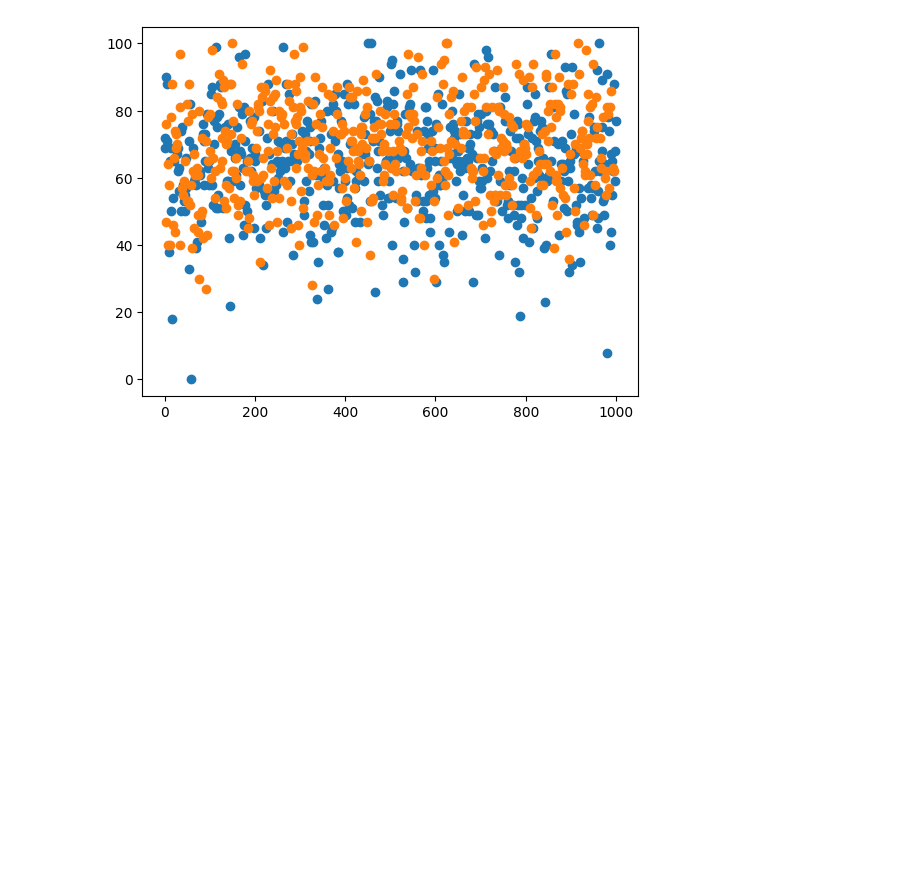
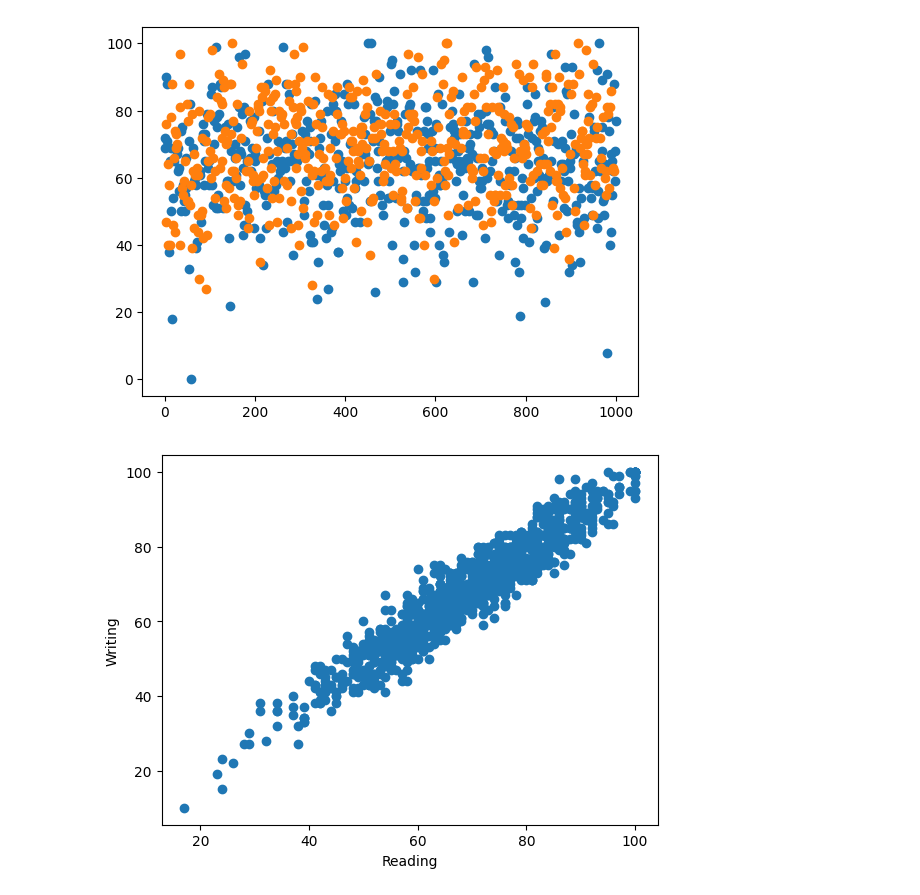
Before and after one commit to gitbhusalhubpramish/student-performance-kaggle, a Jupyter notebook: notebook6efdc2edcc.ipynb, the cells around one changed output. Saved outputs shown, nothing was run; the diff lists cells and outputs as text; code cells hidden in the pictures; blank space fills up the shorter version.

Commit message:
Kaggle Notebook | notebook6efdc2edcc | reading and writing relation

```diff
--- a/notebook6efdc2edcc.ipynb
+++ b/notebook6efdc2edcc.ipynb
@@ -160,3 +160,10 @@ plt.scatter(df[df["gender"]==0].index,df[df["gender"]==0]["math score"], label="
 # %% [output]
 <matplotlib.collections.PathCollection at 0x...>
 [figure]
+# %%
+plt.scatter(df["reading score"], df["writing score"])
+plt.xlabel("Reading")
+plt.ylabel("Writing")
+plt.show()
+# %% [output]
+[figure, added]
```
